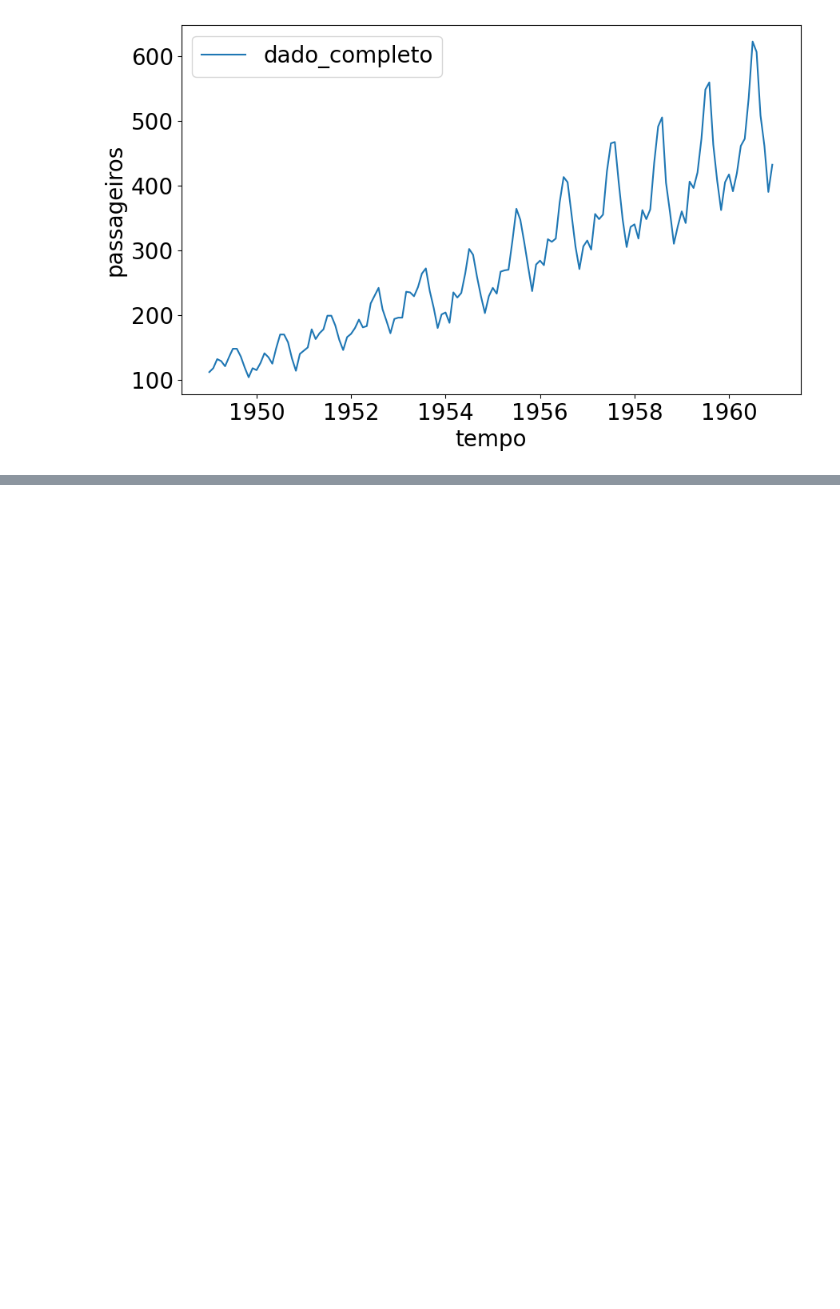
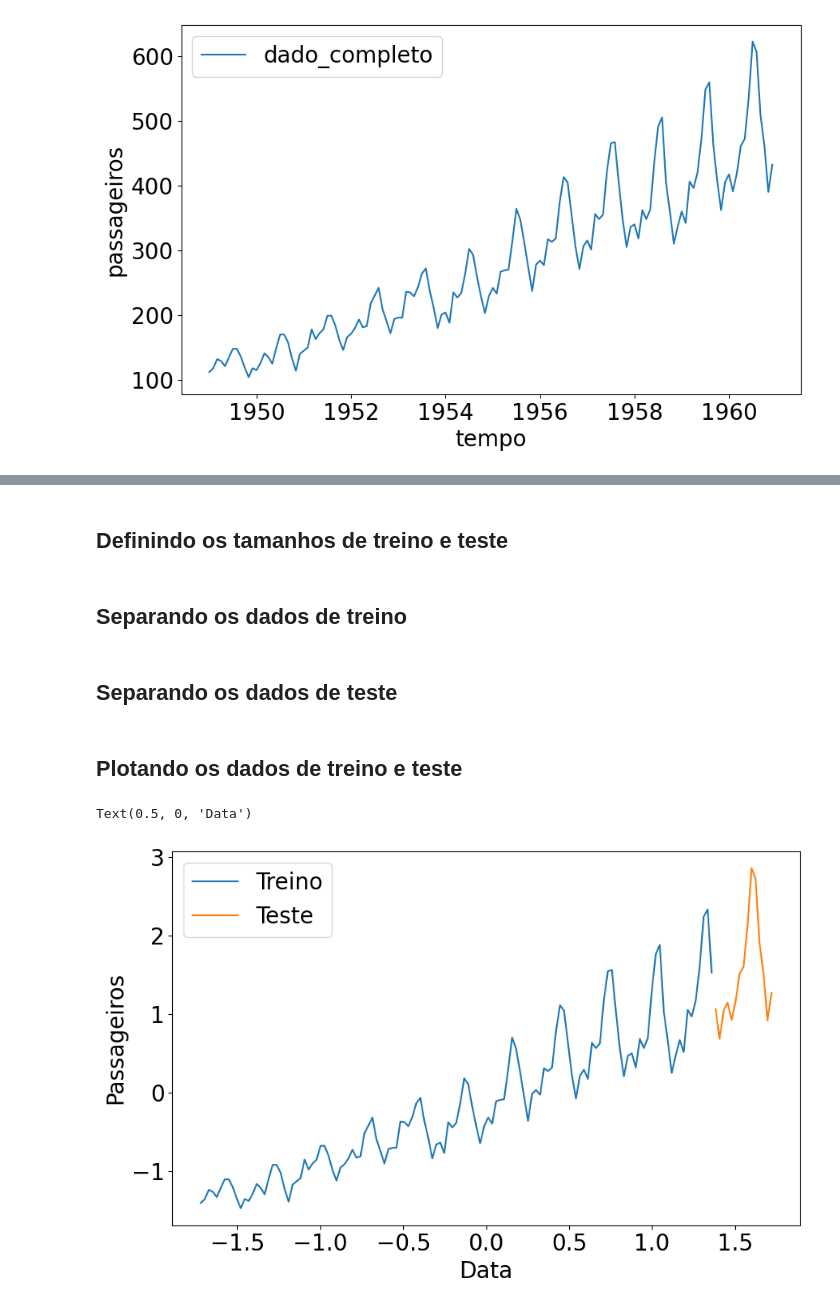
Before and after one commit to Heitorccf/Alura-Forecasting, a Jupyter notebook: exploitation.ipynb, the cells around one changed output, grey strips where cells are left out. Drawn from its saved outputs; the diff is of its cells as text; code cells hidden in the pictures; blank space fills up the shorter version.

```diff
--- a/exploitation.ipynb
+++ b/exploitation.ipynb
@@ -24,0 +73,25 @@ sns.lineplot(x="tempo", y="passageiros", data=passageiros, label="dado_completo"
+# %% [markdown]
+## Definindo os tamanhos de treino e teste
+# %%
+size_treino=int(len(passageiros)*0.9)
+size_teste=len(passageiros)-size_treino
+# %% [markdown]
+## Separando os dados de treino
+# %%
+x_treino=x[0:size_treino]
+y_treino=y[0:size_treino]
+# %% [markdown]
+## Separando os dados de teste
+# %%
+x_teste=x[size_treino:len(passageiros)]
+y_teste=y[size_treino:len(passageiros)]
+# %% [markdown]
+## Plotando os dados de treino e teste
+# %%
+sns.lineplot(x=x_treino, y=y_treino, label="Treino")
+sns.lineplot(x=x_teste, y=y_teste, label="Teste")
+plt.ylabel("Passageiros")
+plt.xlabel("Data")
+# %% [output]
+Text(0.5, 0, 'Data')
+[figure, added]
```
Also changed, not shown: parts of 20 cells of this notebook.
